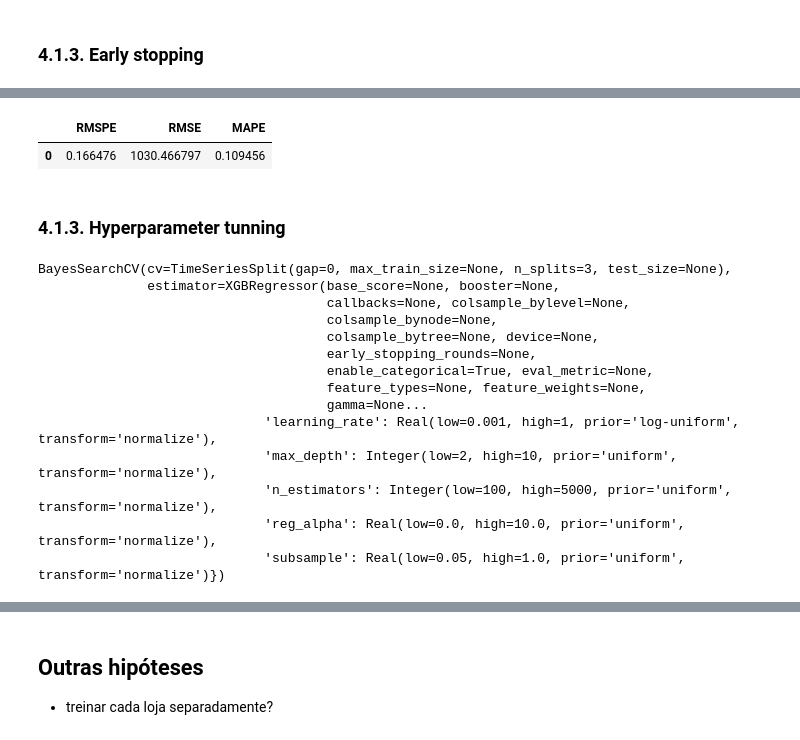
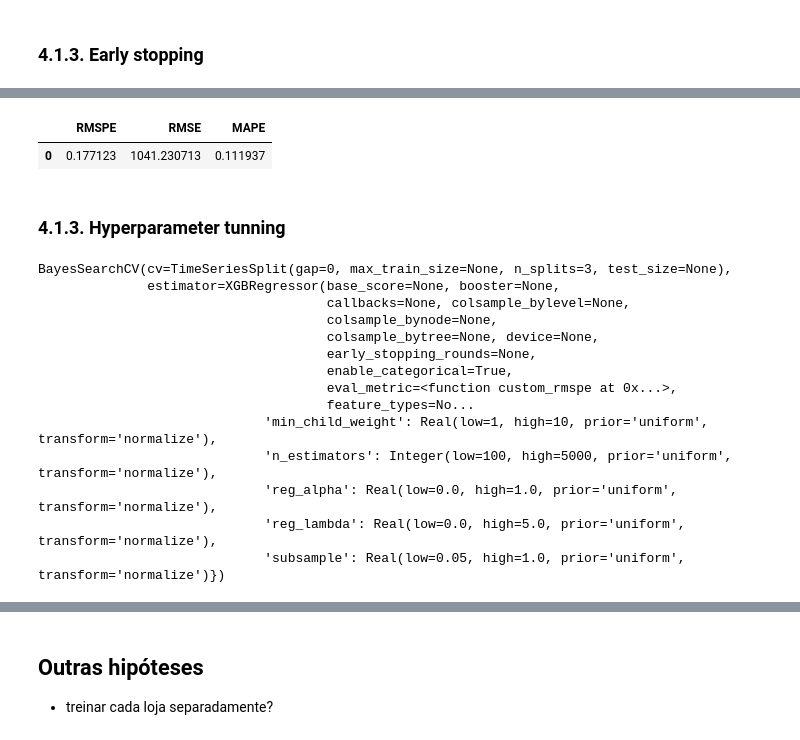
Before and after one commit to ezequielpf/rossmann_sales_prediction, a Jupyter notebook: notebooks/MODEL_store_sales_predict_v1 copy.ipynb, the cells around one changed output, grey strips where cells are left out. Cells and saved outputs as stored; diff of their text form; code cells hidden in the pictures.

```diff
--- a/notebooks/MODEL_store_sales_predict_v1 copy.ipynb
+++ b/notebooks/MODEL_store_sales_predict_v1 copy.ipynb
@@ -101,0 +99,12 @@ Index(['Promo', 'Sales_roll_mean_14', 'Sales_roll_mean_28',
+# %%
+importances = reg_xgb.get_booster().get_score(importance_type="weight")
+#importances = reg_xgb.get_booster().get_score(importance_type="gain")
+
+feature_importances = pd.DataFrame(list(importances.items()),
+                                   columns=["Feature", "Importance"])\
+                                  .set_index("Feature").sort_values(by="Importance", ascending=False)
+# %%
+k = 12
+
+topKfeat = feature_importances.iloc[:k,:].index
+topKfeat
@@ -123,16 +138,29 @@ model_performance(y_true=y_test, y_pred=y_pred_xgb_filtered)
 # %% [markdown]
 ### 4.1.3. Early stopping
+# %%
+def custom_rmspe(y_pred: np.ndarray, y_true: np.ndarray):
+        rmspe = np.sqrt(np.mean(((y_true - y_pred) / y_true)**2))
+        return rmspe
 # %%
-reg_xgb_es = xgb.XGBRegressor(n_estimators = 5000,
+#early_stop = xgb.callback.EarlyStopping(
+#    rounds=100,
+#    data_name='validation_0',
+#    metric_name="RMSPE",
+#    maximize=False,
+#    save_best=True
+#)
+
+reg_xgb_es = xgb.XGBRegressor(n_estimators = 1000,
                               learning_rate = 0.01,
                               enable_categorical=True,
+                              tree_method="hist",
+                              #callbacks = [early_stop],
                               early_stopping_rounds = 100,
-                              #eval_metric = rmspe_sklearn,
+                              eval_metric = custom_rmspe,
                               random_state=seed)
 
-reg_xgb_es.fit(X=X_train[top10feat],
+reg_xgb_es.fit(X=X_train[topKfeat],
                y=y_train,
-               eval_set = [(X_test[top10feat], y_test)],
-               #custom_metric = rmspe_xgb,
+               eval_set = [(X_test[topKfeat], y_test)],
                verbose=100)
 # %% [output]
@@ -167,9 +191,9 @@ XGBRegressor(base_score=None, booster=None, callbacks=None,
 # %%
-y_pred_xgb = reg_xgb_es.predict(X=X_test[top10feat])
+y_pred_xgb = reg_xgb_es.predict(X=X_test[topKfeat])
 model_performance(y_true=y_test, y_pred=y_pred_xgb)
 # %% [output]
 |  | RMSPE | RMSE | MAPE |
-| 0 | 0.166476 | 1030.466797 | 0.109456 |
+| 0 | 0.177123 | 1041.230713 | 0.111937 |
 # %% [markdown]
 ### 4.1.3. Hyperparameter tunning
 # %%
@@ -196,5 +226,5 @@ reg_xgb_opt = BayesSearchCV(estimator=reg_xgb_tun, search_spaces=xgb_space,
 # %%
-reg_xgb_opt.fit(X=X_train, y=y_train)
+reg_xgb_opt.fit(X=X_train[topKfeat], y=y_train)
 # %% [output]
 BayesSearchCV(cv=TimeSeriesSplit(gap=0, max_train_size=None, n_splits=3, test_size=None),
               estimator=XGBRegressor(base_score=None, booster=None,
@@ -202,12 +232,12 @@ BayesSearchCV(cv=TimeSeriesSplit(gap=0, max_train_size=None, n_splits=3, test_si
                                      colsample_bynode=None,
                                      colsample_bytree=None, device=None,
                                      early_stopping_rounds=None,
-                                     enable_categorical=True, eval_metric=None,
-                                     feature_types=None, feature_weights=None,
-                                     gamma=None...
-                             'learning_rate': Real(low=0.001, high=1, prior='log-uniform', transform='normalize'),
-                             'max_depth': Integer(low=2, high=10, prior='uniform', transform='normalize'),
+                                     enable_categorical=True,
+                                     eval_metric=<function custom_rmspe at 0x...>,
+                                     feature_types=No...
+                             'min_child_weight': Real(low=1, high=10, prior='uniform', transform='normalize'),
                              'n_estimators': Integer(low=100, high=5000, prior='uniform', transform='normalize'),
-                             'reg_alpha': Real(low=0.0, high=10.0, prior='uniform', transform='normalize'),
+                             'reg_alpha': Real(low=0.0, high=1.0, prior='uniform', transform='normalize'),
+                             'reg_lambda': Real(low=0.0, high=5.0, prior='uniform', transform='normalize'),
                              'subsample': Real(low=0.05, high=1.0, prior='uniform', transform='normalize')})
 # %%
```
Also changed, not shown: parts of 21 cells of this notebook, 2 other files.
